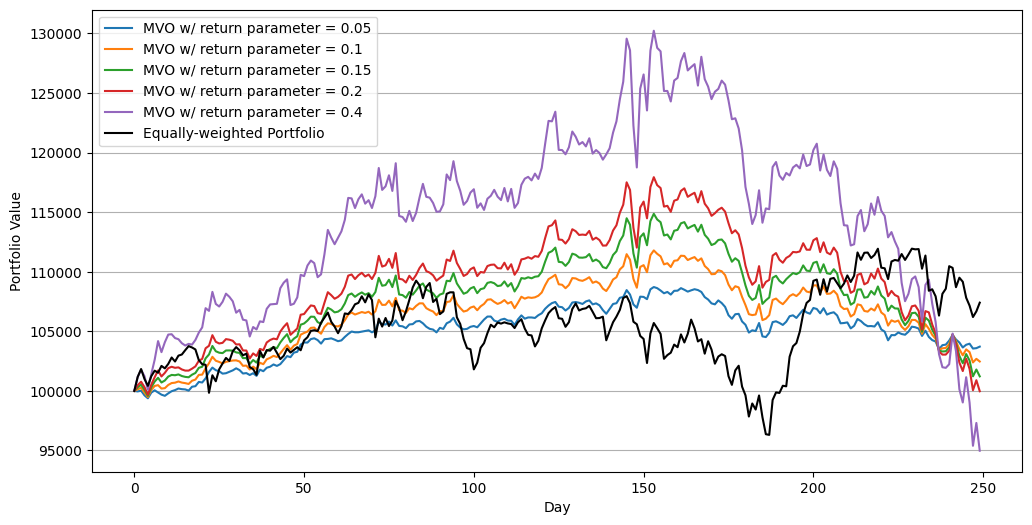
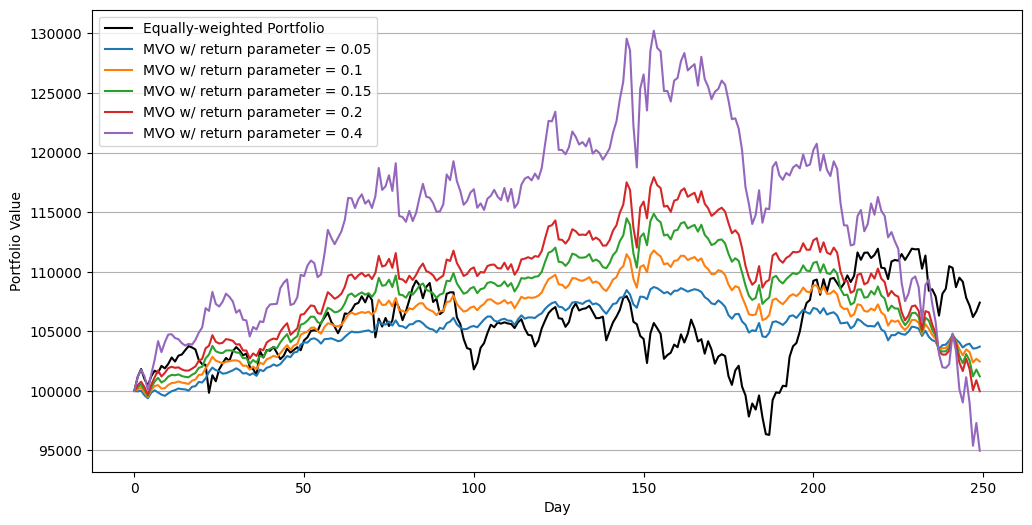
Unified diff of the notebook cell whose output changed from the first chart to the second:
--- before
+++ after
@@ -3,14 +3,17 @@
 eq_weights = pd.array([1/len(tickers)] * len(tickers))
 
-plt.figure(figsize=(12,6))
+print("Annual return | Annual volatility | Sharpe ratio | Max drawdown")
 
 sim = simulate(eq_weights)
+print(f"{sim["Annual return"]} | {sim["Annual volatility"]} | {sim["Sharpe ratio"]} | {sim["Max drawdown"]}")
+
+plt.figure(figsize=(12,6))
 plt.plot(range_x, sim["Portfolio value"], color="black", label="Equally-weighted Portfolio")
-# print(sim["Annual return"], sim["Annual volatility"], sim["Sharpe ratio"], sim["Max drawdown"])
+
 
 for r in [0.05, 0.1, 0.15, 0.2, 0.4]:
     mvo_weights = lg_solve(mu_annual, cov_annual, r)
     sim = simulate(mvo_weights)
-    # print(sim["Annual return"], sim["Annual volatility"], sim["Sharpe ratio"], sim["Max drawdown"])
+    print(f"{sim["Annual return"]} | {sim["Annual volatility"]} | {sim["Sharpe ratio"]} | {sim["Max drawdown"]}")
     plt.plot(range_x, sim["Portfolio value"], label=f"MVO w/ return parameter = {r}")
     

Commit: fixed analysis notebook